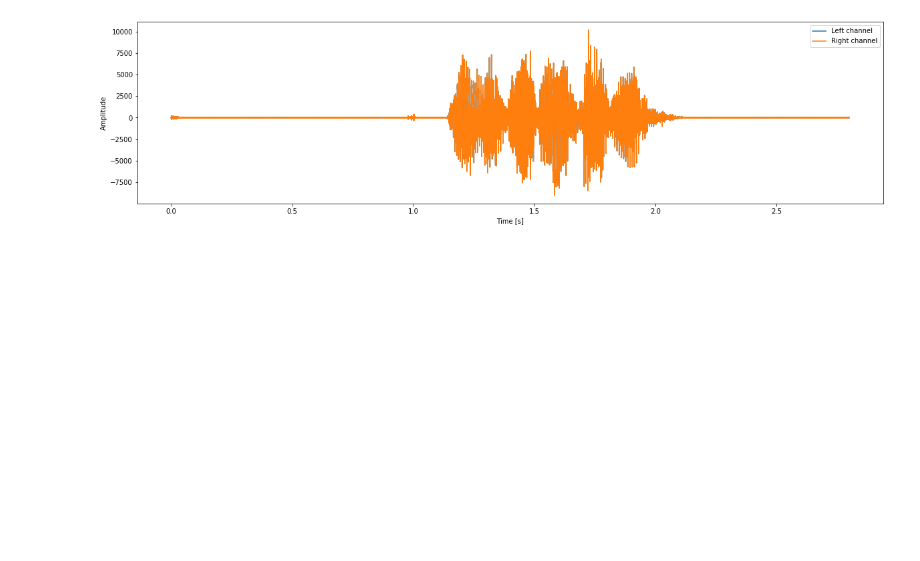
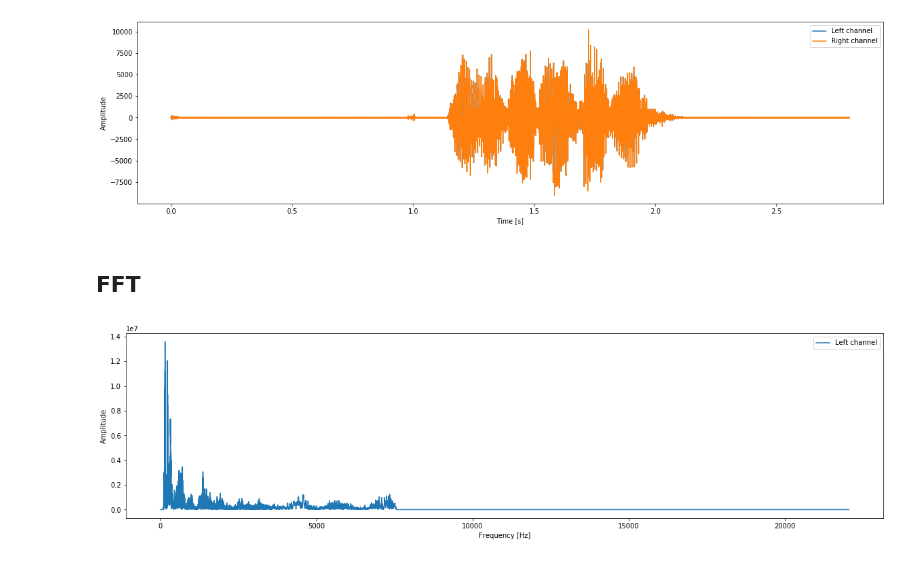
Before and after one commit to DAndresSanchez/Audio_Processing, a Jupyter notebook: FFT.ipynb, the cells around one changed output. Saved outputs shown, nothing was run; the diff lists cells and outputs as text; code cells hidden in the pictures; blank space fills up the shorter version.

```diff
--- a/FFT.ipynb
+++ b/FFT.ipynb
@@ -34,3 +36,20 @@ plt.ylabel("Amplitude")
 plt.show()
 # %% [output]
 [figure]
+# %%
+left_data = data[:,0]
+# %% [markdown]
+## FFT
+# %%
+fft = np.fft.fft(left_data)
+magnitude = abs(fft)
+frequency = np.linspace(0, sr, len(magnitude))
+# %%
+plt.figure(figsize=(20,5))
+plt.plot(frequency[:int(len(magnitude)/2)], magnitude[:int(len(magnitude)/2)], label="Left channel")
+plt.legend()
+plt.xlabel("Frequency [Hz]")
+plt.ylabel("Amplitude")
+plt.show()
+# %% [output]
+[figure, added]
```
Also changed, not shown: parts of 16 cells of this notebook.
